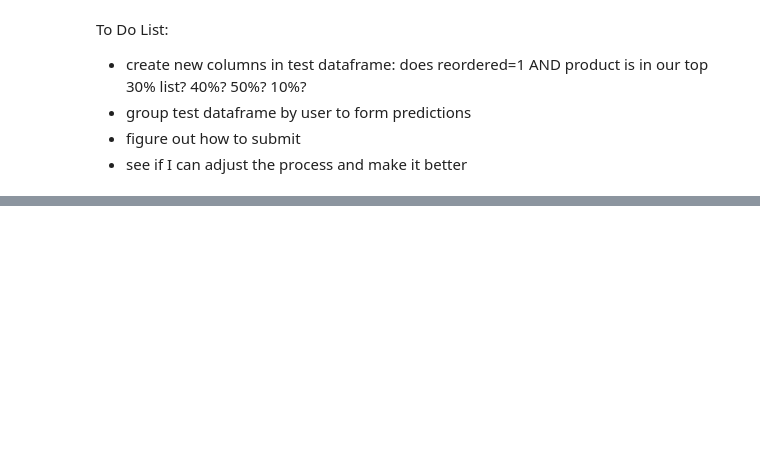
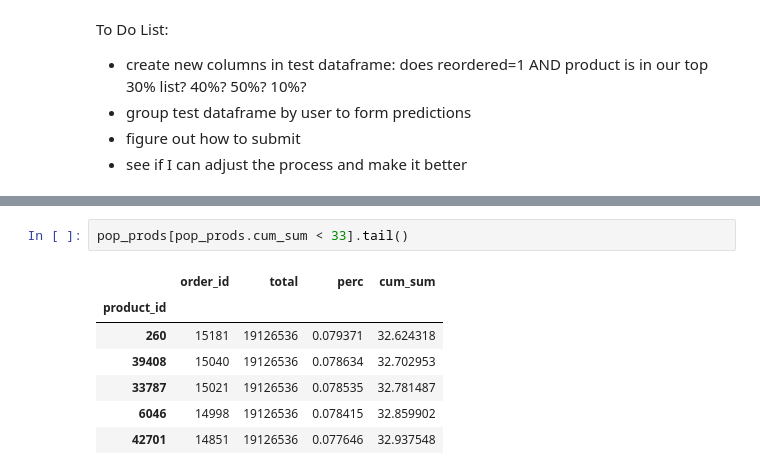
Before and after one commit to matt-negrin/instacart, a Jupyter notebook: scratch.ipynb, the cells around one changed output, grey strips where cells are left out. Drawn from its saved outputs; the diff is of its cells as text; blank space fills up the shorter version.

```diff
--- a/scratch.ipynb
+++ b/scratch.ipynb
@@ -359,0 +422,10 @@ To Do List:
+# %%
+pop_prods[pop_prods.cum_sum < 33].tail()
+# %% [output]
+|  | order_id | total | perc | cum_sum |
+| product_id |  |  |  |  |
+| 260 | 15181 | 19126536 | 0.079371 | 32.624318 |
+| 39408 | 15040 | 19126536 | 0.078634 | 32.702953 |
+| 33787 | 15021 | 19126536 | 0.078535 | 32.781487 |
+| 6046 | 14998 | 19126536 | 0.078415 | 32.859902 |
+| 42701 | 14851 | 19126536 | 0.077646 | 32.937548 |
```
Also changed, not shown: parts of 7 cells of this notebook.
